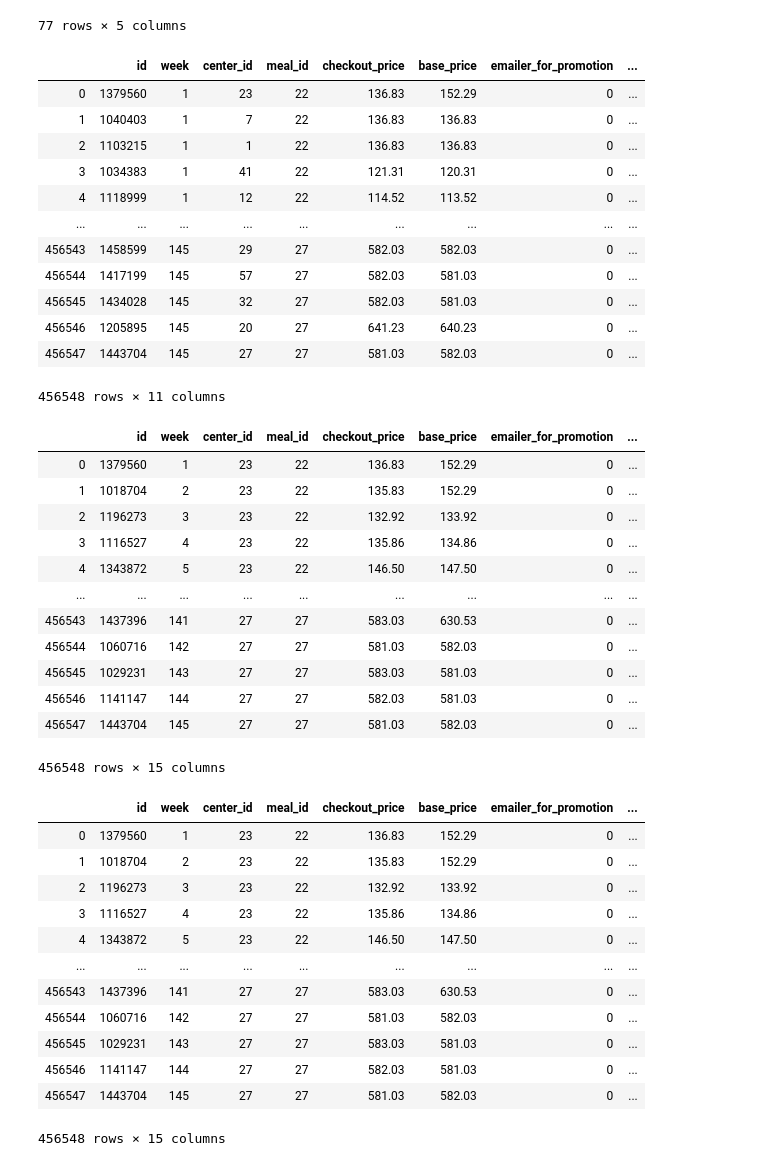
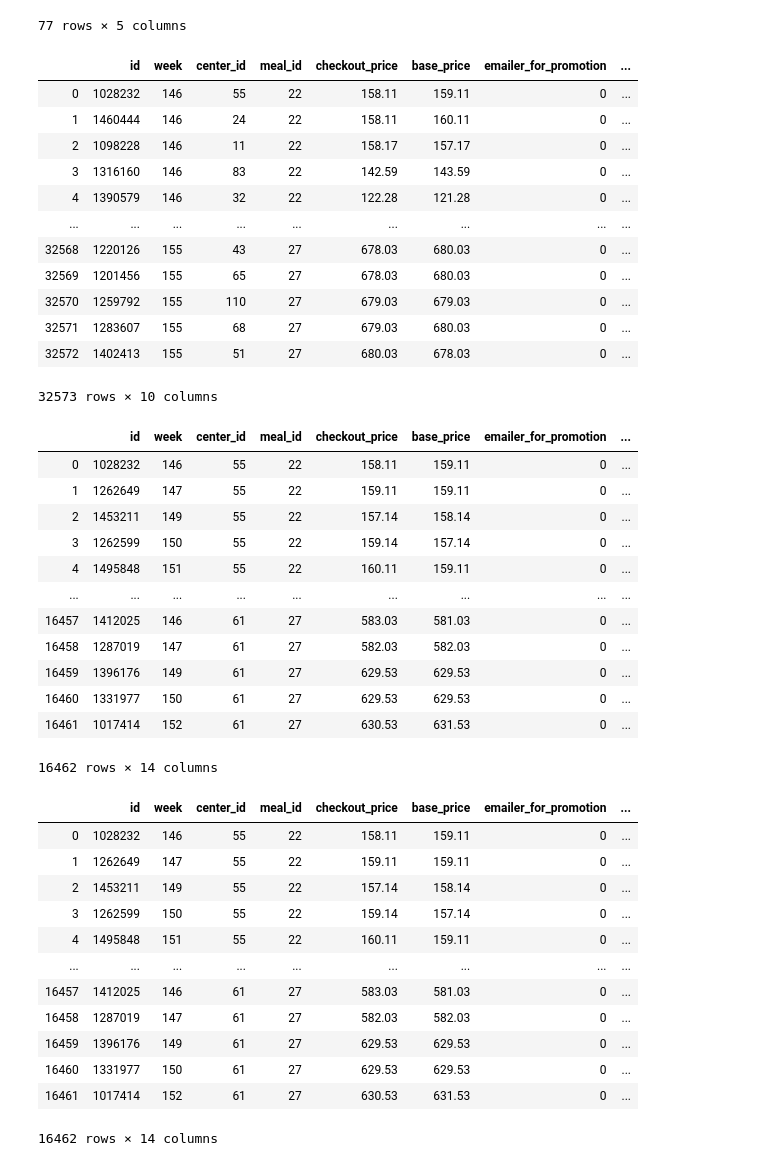
Before and after one commit to jaydbendre/Data-Mining-And-Buisness-Intelligence-Semester-6, a Jupyter notebook: Experiment4/train.ipynb, the cells around one changed output. Cells and saved outputs as stored; diff of their text form; code cells hidden in the pictures.

Commit message:
training done

```diff
--- a/Experiment4/train.ipynb
+++ b/Experiment4/train.ipynb
@@ -114,57 +126,57 @@ center_dataset
 # %%
 train_dataset["center_id"] = preprocessing.LabelEncoder().fit_transform(train_dataset["center_id"])
 test_dataset["center_id"] - preprocessing.LabelEncoder().fit_transform(test_dataset["center_id"])
-train_dataset
+test_dataset
 # %% [output]
 |  | id | week | center_id | meal_id | checkout_price | base_price | emailer_for_promotion | ... |
-| 0 | 1379560 | 1 | 23 | 22 | 136.83 | 152.29 | 0 | ... |
-| 1 | 1040403 | 1 | 7 | 22 | 136.83 | 136.83 | 0 | ... |
-| 2 | 1103215 | 1 | 1 | 22 | 136.83 | 136.83 | 0 | ... |
-| 3 | 1034383 | 1 | 41 | 22 | 121.31 | 120.31 | 0 | ... |
-| 4 | 1118999 | 1 | 12 | 22 | 114.52 | 113.52 | 0 | ... |
+| 0 | 1028232 | 146 | 55 | 22 | 158.11 | 159.11 | 0 | ... |
+| 1 | 1460444 | 146 | 24 | 22 | 158.11 | 160.11 | 0 | ... |
+| 2 | 1098228 | 146 | 11 | 22 | 158.17 | 157.17 | 0 | ... |
+| 3 | 1316160 | 146 | 83 | 22 | 142.59 | 143.59 | 0 | ... |
+| 4 | 1390579 | 146 | 32 | 22 | 122.28 | 121.28 | 0 | ... |
 | ... | ... | ... | ... | ... | ... | ... | ... | ... |
-| 456543 | 1458599 | 145 | 29 | 27 | 582.03 | 582.03 | 0 | ... |
-| 456544 | 1417199 | 145 | 57 | 27 | 582.03 | 581.03 | 0 | ... |
-| 456545 | 1434028 | 145 | 32 | 27 | 582.03 | 581.03 | 0 | ... |
-| 456546 | 1205895 | 145 | 20 | 27 | 641.23 | 640.23 | 0 | ... |
-| 456547 | 1443704 | 145 | 27 | 27 | 581.03 | 582.03 | 0 | ... |
+| 32568 | 1220126 | 155 | 43 | 27 | 678.03 | 680.03 | 0 | ... |
+| 32569 | 1201456 | 155 | 65 | 27 | 678.03 | 680.03 | 0 | ... |
+| 32570 | 1259792 | 155 | 110 | 27 | 679.03 | 679.03 | 0 | ... |
+| 32571 | 1283607 | 155 | 68 | 27 | 679.03 | 680.03 | 0 | ... |
+| 32572 | 1402413 | 155 | 51 | 27 | 680.03 | 678.03 | 0 | ... |
-456548 rows × 11 columns
+32573 rows × 10 columns
 # %%
 train_dataset = pd.merge(train_dataset,center_dataset, on='center_id')
 test_dataset  = pd.merge(test_dataset ,center_dataset,on="center_id")
-train_dataset
+test_dataset
 # %% [output]
 |  | id | week | center_id | meal_id | checkout_price | base_price | emailer_for_promotion | ... |
-| 0 | 1379560 | 1 | 23 | 22 | 136.83 | 152.29 | 0 | ... |
-| 1 | 1018704 | 2 | 23 | 22 | 135.83 | 152.29 | 0 | ... |
-| 2 | 1196273 | 3 | 23 | 22 | 132.92 | 133.92 | 0 | ... |
-| 3 | 1116527 | 4 | 23 | 22 | 135.86 | 134.86 | 0 | ... |
-| 4 | 1343872 | 5 | 23 | 22 | 146.50 | 147.50 | 0 | ... |
+| 0 | 1028232 | 146 | 55 | 22 | 158.11 | 159.11 | 0 | ... |
+| 1 | 1262649 | 147 | 55 | 22 | 159.11 | 159.11 | 0 | ... |
+| 2 | 1453211 | 149 | 55 | 22 | 157.14 | 158.14 | 0 | ... |
+| 3 | 1262599 | 150 | 55 | 22 | 159.14 | 157.14 | 0 | ... |
+| 4 | 1495848 | 151 | 55 | 22 | 160.11 | 159.11 | 0 | ... |
 | ... | ... | ... | ... | ... | ... | ... | ... | ... |
-| 456543 | 1437396 | 141 | 27 | 27 | 583.03 | 630.53 | 0 | ... |
-| 456544 | 1060716 | 142 | 27 | 27 | 581.03 | 582.03 | 0 | ... |
-| 456545 | 1029231 | 143 | 27 | 27 | 583.03 | 581.03 | 0 | ... |
-| 456546 | 1141147 | 144 | 27 | 27 | 582.03 | 581.03 | 0 | ... |
-| 456547 | 1443704 | 145 | 27 | 27 | 581.03 | 582.03 | 0 | ... |
+| 16457 | 1412025 | 146 | 61 | 27 | 583.03 | 581.03 | 0 | ... |
+| 16458 | 1287019 | 147 | 61 | 27 | 582.03 | 582.03 | 0 | ... |
+| 16459 | 1396176 | 149 | 61 | 27 | 629.53 | 629.53 | 0 | ... |
+| 16460 | 1331977 | 150 | 61 | 27 | 629.53 | 629.53 | 0 | ... |
+| 16461 | 1017414 | 152 | 61 | 27 | 630.53 | 631.53 | 0 | ... |
-456548 rows × 15 columns
+16462 rows × 14 columns
 # %%
 train_dataset["center_type"] = preprocessing.LabelEncoder().fit_transform(train_dataset["center_type"])
 test_dataset["center_type"] = preprocessing.LabelEncoder().fit_transform(test_dataset["center_type"])
-train_dataset
+test_dataset
 # %% [output]
 |  | id | week | center_id | meal_id | checkout_price | base_price | emailer_for_promotion | ... |
-| 0 | 1379560 | 1 | 23 | 22 | 136.83 | 152.29 | 0 | ... |
-| 1 | 1018704 | 2 | 23 | 22 | 135.83 | 152.29 | 0 | ... |
-| 2 | 1196273 | 3 | 23 | 22 | 132.92 | 133.92 | 0 | ... |
-| 3 | 1116527 | 4 | 23 | 22 | 135.86 | 134.86 | 0 | ... |
-| 4 | 1343872 | 5 | 23 | 22 | 146.50 | 147.50 | 0 | ... |
+| 0 | 1028232 | 146 | 55 | 22 | 158.11 | 159.11 | 0 | ... |
+| 1 | 1262649 | 147 | 55 | 22 | 159.11 | 159.11 | 0 | ... |
+| 2 | 1453211 | 149 | 55 | 22 | 157.14 | 158.14 | 0 | ... |
+| 3 | 1262599 | 150 | 55 | 22 | 159.14 | 157.14 | 0 | ... |
+| 4 | 1495848 | 151 | 55 | 22 | 160.11 | 159.11 | 0 | ... |
 | ... | ... | ... | ... | ... | ... | ... | ... | ... |
-| 456543 | 1437396 | 141 | 27 | 27 | 583.03 | 630.53 | 0 | ... |
-| 456544 | 1060716 | 142 | 27 | 27 | 581.03 | 582.03 | 0 | ... |
-| 456545 | 1029231 | 143 | 27 | 27 | 583.03 | 581.03 | 0 | ... |
-| 456546 | 1141147 | 144 | 27 | 27 | 582.03 | 581.03 | 0 | ... |
-| 456547 | 1443704 | 145 | 27 | 27 | 581.03 | 582.03 | 0 | ... |
+| 16457 | 1412025 | 146 | 61 | 27 | 583.03 | 581.03 | 0 | ... |
+| 16458 | 1287019 | 147 | 61 | 27 | 582.03 | 582.03 | 0 | ... |
+| 16459 | 1396176 | 149 | 61 | 27 | 629.53 | 629.53 | 0 | ... |
+| 16460 | 1331977 | 150 | 61 | 27 | 629.53 | 629.53 | 0 | ... |
+| 16461 | 1017414 | 152 | 61 | 27 | 630.53 | 631.53 | 0 | ... |
-456548 rows × 15 columns
+16462 rows × 14 columns
 # %%
 train_dataset = pd.DataFrame(
     train_dataset[
```
Also changed, not shown: parts of 6 cells of this notebook, 1 other file.
